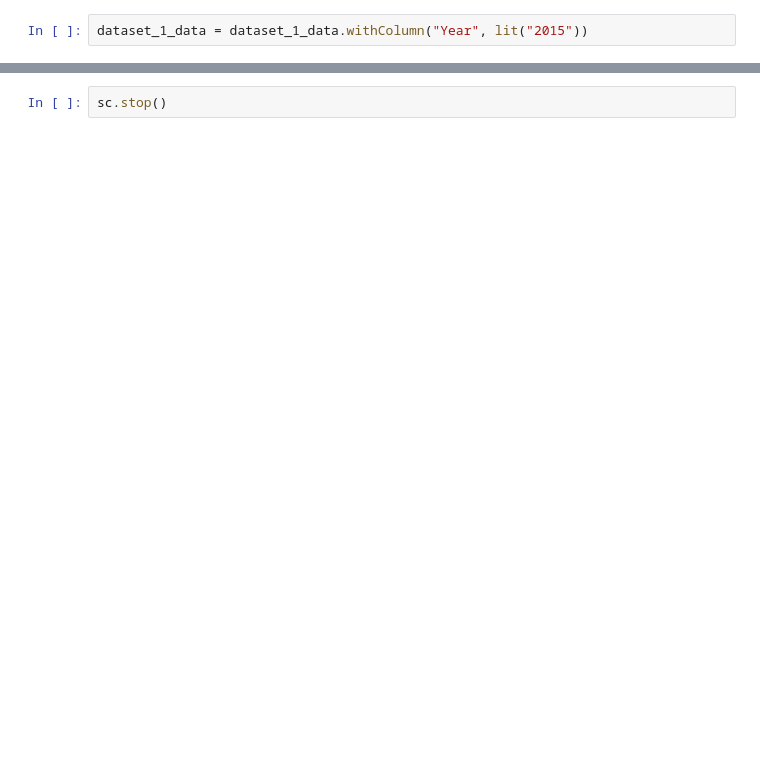
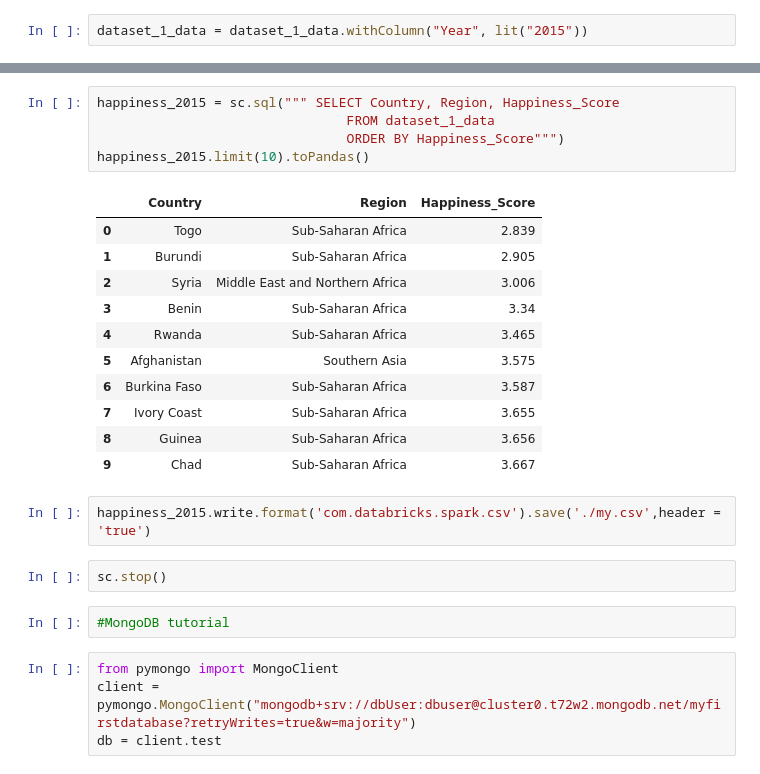
Before and after one commit to arvindniveditha/data-analysis, a Jupyter notebook: firstnotebook.ipynb, the cells around one changed output, grey strips where cells are left out. Cells and saved outputs as stored; diff of their text form; blank space fills up the shorter version.

```diff
--- a/firstnotebook.ipynb
+++ b/firstnotebook.ipynb
@@ -147,2 +143,27 @@ Year 0
+# %%
+happiness_2015 = sc.sql(""" SELECT Country, Region, Happiness_Score
+                                FROM dataset_1_data
+                                ORDER BY Happiness_Score""")
+happiness_2015.limit(10).toPandas()
+# %% [output]
+|  | Country | Region | Happiness_Score |
+| 0 | Togo | Sub-Saharan Africa | 2.839 |
+| 1 | Burundi | Sub-Saharan Africa | 2.905 |
+| 2 | Syria | Middle East and Northern Africa | 3.006 |
+| 3 | Benin | Sub-Saharan Africa | 3.34 |
+| 4 | Rwanda | Sub-Saharan Africa | 3.465 |
+| 5 | Afghanistan | Southern Asia | 3.575 |
+| 6 | Burkina Faso | Sub-Saharan Africa | 3.587 |
+| 7 | Ivory Coast | Sub-Saharan Africa | 3.655 |
+| 8 | Guinea | Sub-Saharan Africa | 3.656 |
+| 9 | Chad | Sub-Saharan Africa | 3.667 |
+# %%
+happiness_2015.write.format('com.databricks.spark.csv').save('./my.csv',header = 'true')
 # %%
 sc.stop()
+# %%
+#MongoDB tutorial
+# %%
+from pymongo import MongoClient
+client = pymongo.MongoClient("mongodb+srv://dbUser:dbuser@cluster0.t72w2.mongodb.net/myfirstdatabase?retryWrites=true&w=majority")
+db = client.test
```
Also changed, not shown: parts of 22 cells of this notebook, 6 other files.
